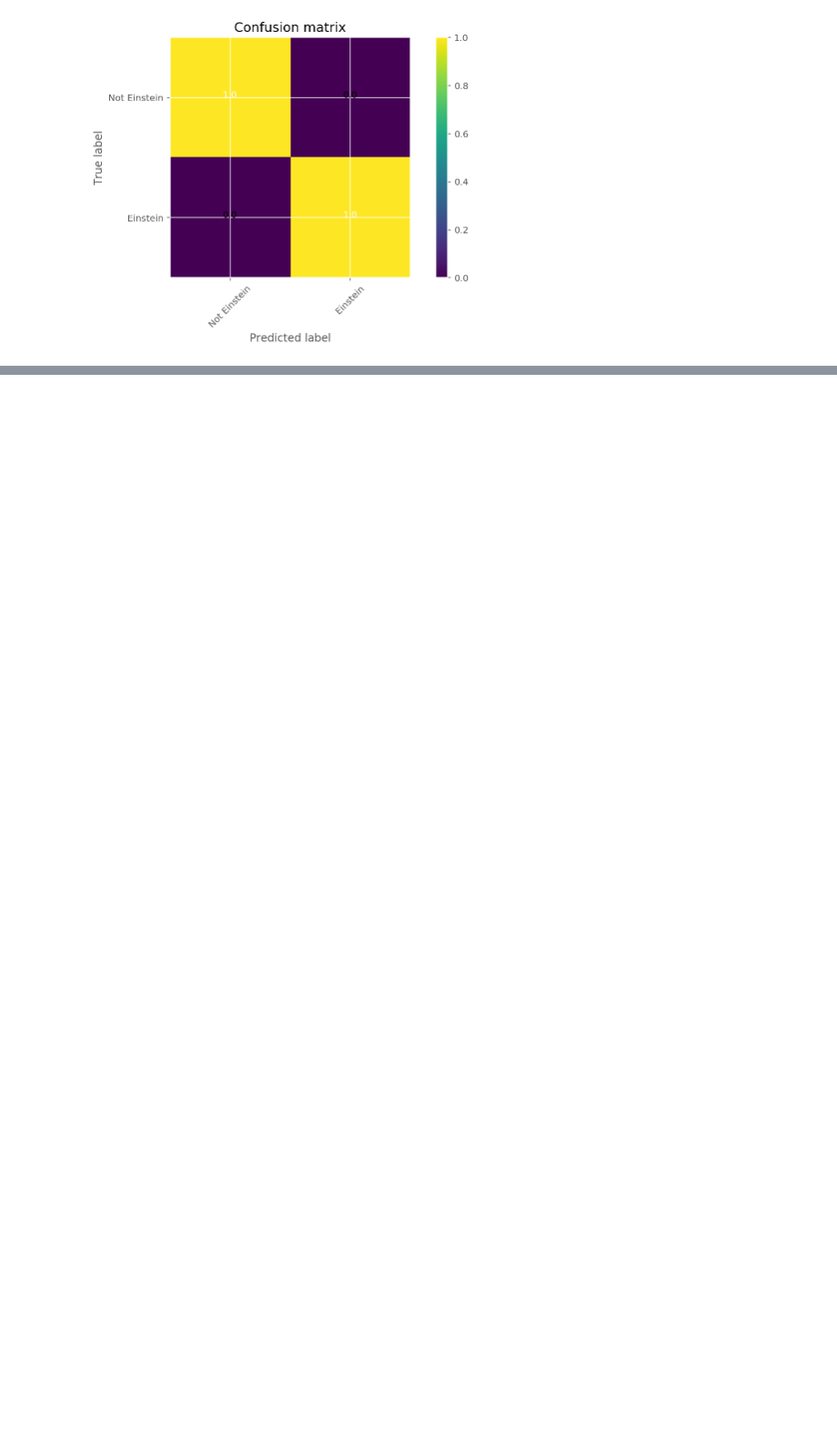
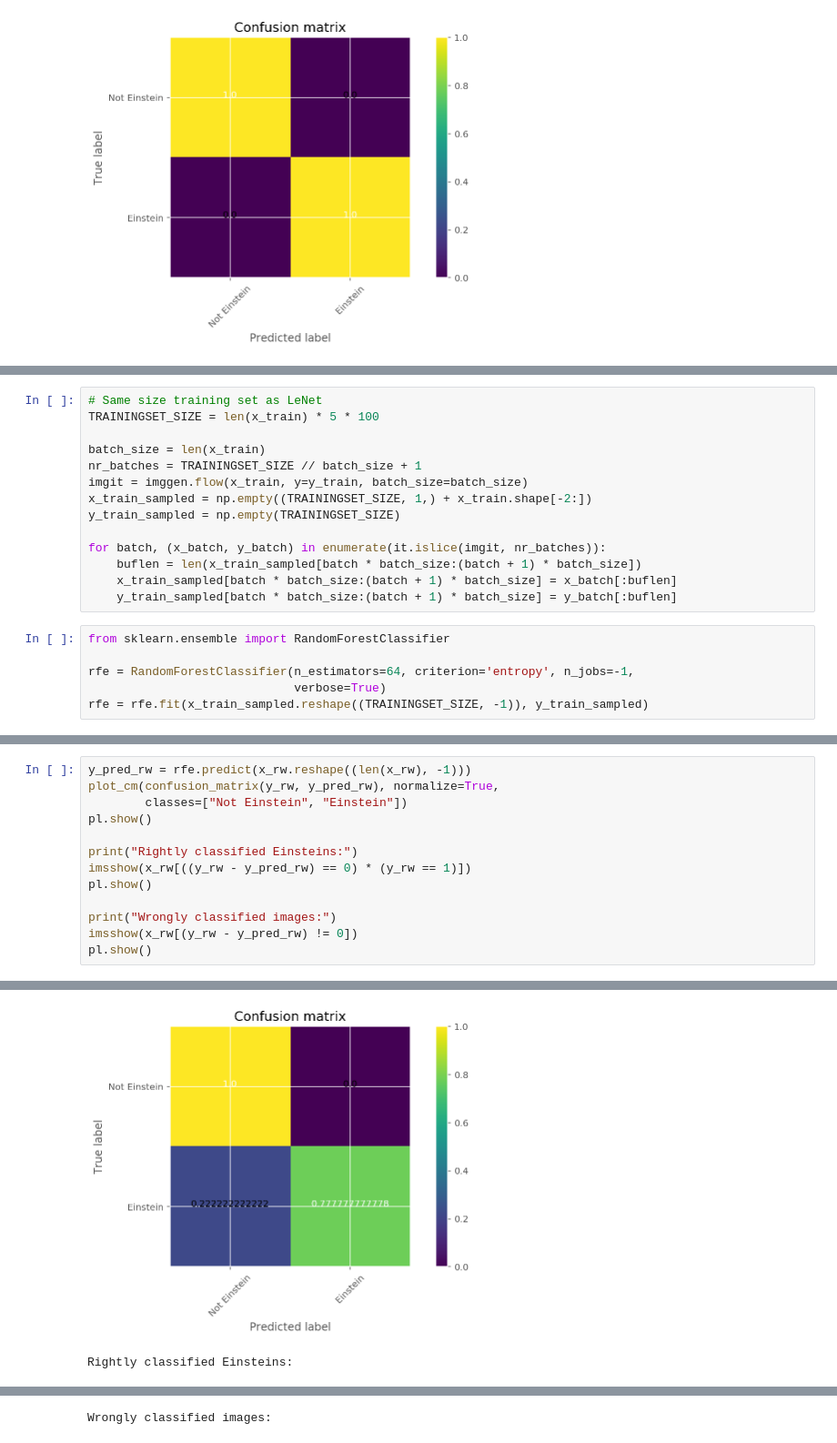
Before and after one commit to dseuss/ml-experiments, a Jupyter notebook: Notebooks/APS Captcha.ipynb, the cells around one changed output, grey strips where cells are left out. Shown at 91% size. Saved outputs shown, nothing was run; the diff lists cells and outputs as text; blank space fills up the shorter version.

Commit message:
Implement RandomForest classification

```diff
--- a/Notebooks/APS Captcha.ipynb
+++ b/Notebooks/APS Captcha.ipynb
@@ -189,0 +200,20 @@ plot_cm(confusion_matrix(y_rw, y_pred_rw), normalize=True,
+# %%
+# Same size training set as LeNet
+TRAININGSET_SIZE = len(x_train) * 5 * 100
+
+batch_size = len(x_train)
+nr_batches = TRAININGSET_SIZE // batch_size + 1
+imgit = imggen.flow(x_train, y=y_train, batch_size=batch_size)
+x_train_sampled = np.empty((TRAININGSET_SIZE, 1,) + x_train.shape[-2:])
+y_train_sampled = np.empty(TRAININGSET_SIZE)
+
+for batch, (x_batch, y_batch) in enumerate(it.islice(imgit, nr_batches)):
+    buflen = len(x_train_sampled[batch * batch_size:(batch + 1) * batch_size])
+    x_train_sampled[batch * batch_size:(batch + 1) * batch_size] = x_batch[:buflen]
+    y_train_sampled[batch * batch_size:(batch + 1) * batch_size] = y_batch[:buflen]
+# %%
+from sklearn.ensemble import RandomForestClassifier
+
+rfe = RandomForestClassifier(n_estimators=64, criterion='entropy', n_jobs=-1,
+                             verbose=True)
+rfe = rfe.fit(x_train_sampled.reshape((TRAININGSET_SIZE, -1)), y_train_sampled)
@@ -189,0 +223,14 @@ plot_cm(confusion_matrix(y_rw, y_pred_rw), normalize=True,
+# %%
+y_pred_rw = rfe.predict(x_rw.reshape((len(x_rw), -1)))
+plot_cm(confusion_matrix(y_rw, y_pred_rw), normalize=True,
+        classes=["Not Einstein", "Einstein"])
+pl.show()
+
+print("Rightly classified Einsteins:")
+imsshow(x_rw[((y_rw - y_pred_rw) == 0) * (y_rw == 1)])
+pl.show()
+
+print("Wrongly classified images:")
+imsshow(x_rw[(y_rw - y_pred_rw) != 0])
+pl.show()
+# %% [output]
@@ -189,0 +239,2 @@ plot_cm(confusion_matrix(y_rw, y_pred_rw), normalize=True,
+[figure, added]
+Rightly classified Einsteins:
@@ -189,0 +242 @@ plot_cm(confusion_matrix(y_rw, y_pred_rw), normalize=True,
+Wrongly classified images:
```
Also changed, not shown: parts of 14 cells of this notebook.
